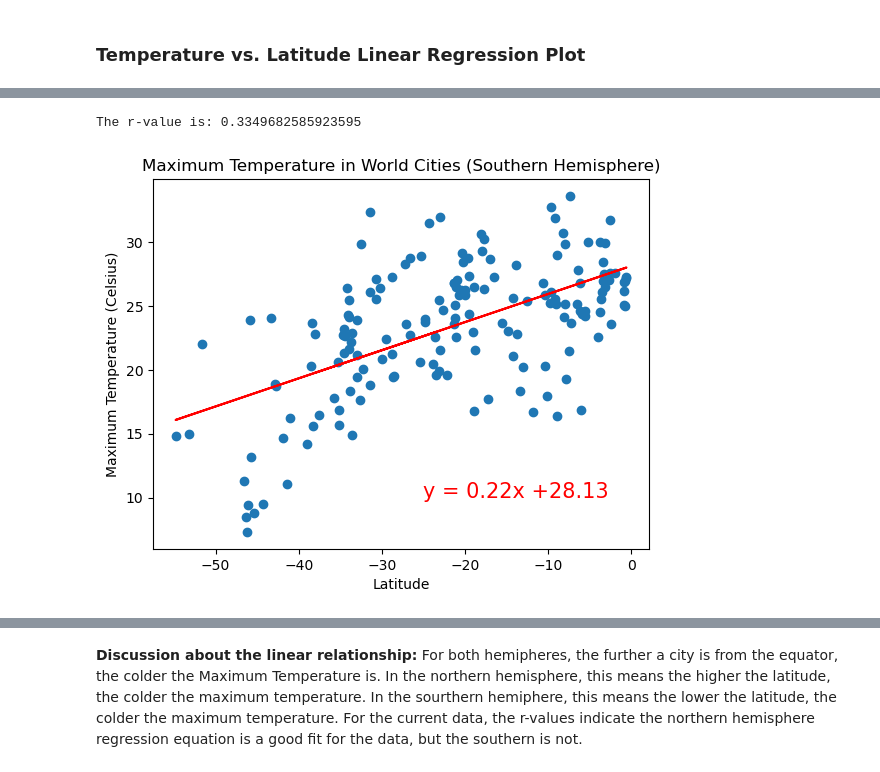
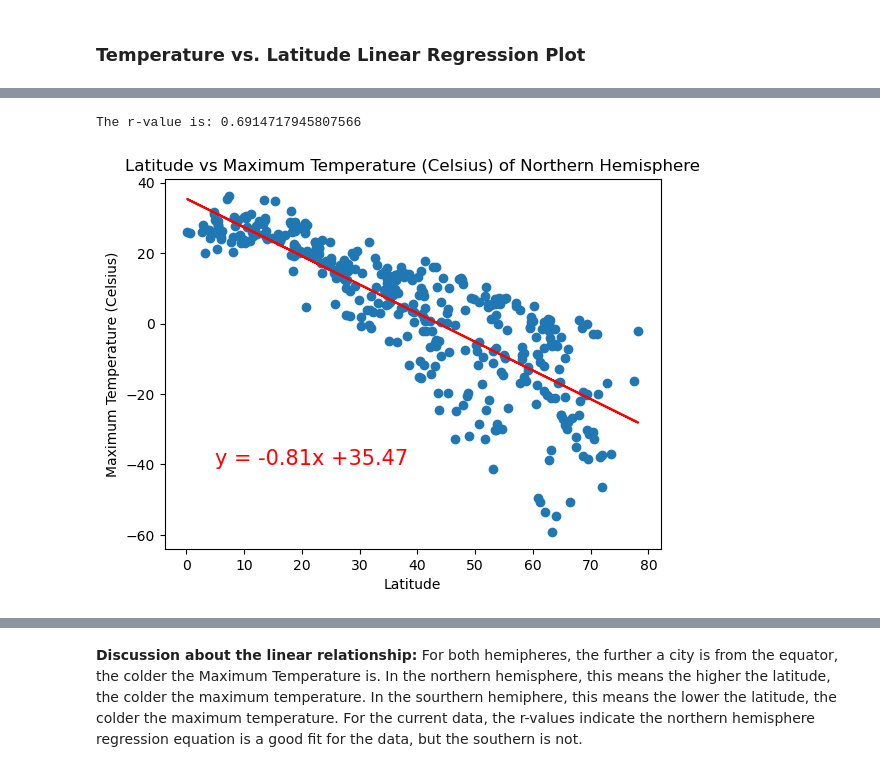
Before and after one commit to gamountainmama/python-api-challenge, a Jupyter notebook: WeatherPy/WeatherPy.ipynb, the cells around one changed output, grey strips where cells are left out. Saved outputs shown, nothing was run; the diff lists cells and outputs as text; code cells hidden in the pictures.

```diff
--- a/WeatherPy/WeatherPy.ipynb
+++ b/WeatherPy/WeatherPy.ipynb
@@ -272,3 +269,27 @@ plt.show()
+# %%
+# Define a function to create Linear Regression plots
+
+def lin_plot(x_values, y_values, hemi, y_label, coord):
+    (slope, intercept, rvalue, pvalue, stderr) = stats.linregress(x_values, y_values)
+    regress_values = x_values * slope + intercept
+
+    line_eq = "y = " + str(round(slope,2)) + "x +" + str(round(intercept,2))
+
+    # Print r value
+    print(f"The r-value is: {rvalue**2}")
+
+    # Create Plot
+    plt.scatter(x_values,y_values)
+    plt.plot(x_values, regress_values, color = "red")
+
+    # Label plot and annotate the line equation
+    plt.title(f"Latitude vs {y_label} of {hemi}")
+    plt.xlabel("Latitude")
+    plt.ylabel(f"{y_label}")
+    plt.annotate(line_eq, coord, fontsize=15, color="red")
+
+    # Show plot
+    plt.show()
 # %%
 # Create a DataFrame with the Northern Hemisphere data (Latitude >= 0)
 northern_hemi_df = city_data_df.loc[city_data_df["Lat"] >= 0]
@@ -327,25 +323,13 @@ The r-value is: 0.7201882519047118
-# %%
-# Linear regression on Southern Hemisphere
-(slope, intercept, rvalue, pvalue, stderr) = stats.linregress(southern_hemi_df["Lat"], southern_hemi_df["Max Temp"])
-regress_values = southern_hemi_df["Lat"] * slope + intercept
-
-line_eq = "y = " + str(round(slope,2)) + "x +" + str(round(intercept,2))
-
-# Print r value
-print(f"The r-value is: {rvalue**2}")
-
-# Create Plot
-plt.scatter(southern_hemi_df["Lat"],southern_hemi_df["Max Temp"])
-plt.plot(southern_hemi_df["Lat"],regress_values, color = "red")
-
-# Label plot and annotate the line equation
-plt.title("Maximum Temperature in World Cities (Southern Hemisphere)")
-plt.xlabel('Latitude')
-plt.ylabel('Maximum Temperature (Celsius)')
-plt.annotate(line_eq,(-25,10),fontsize=15,color="red")
-
-# Show plot
-plt.show()
-# %% [output]
-The r-value is: 0.3349682585923595
-[figure, removed]
+# %%
+# Linear regression on Northern Hemisphere
+
+x_values = northern_hemi_df["Lat"]
+y_values = northern_hemi_df["Max Temp"]
+hemi = "Northern Hemisphere"
+y_label = "Maximum Temperature (Celsius)"
+coord = (5, -40)
+
+lin_plot(x_values, y_values, hemi, y_label, coord)
+# %% [output]
+The r-value is: 0.6914717945807566
+[figure, added]
```
Also changed, not shown: parts of 26 cells of this notebook, 6 other files.
